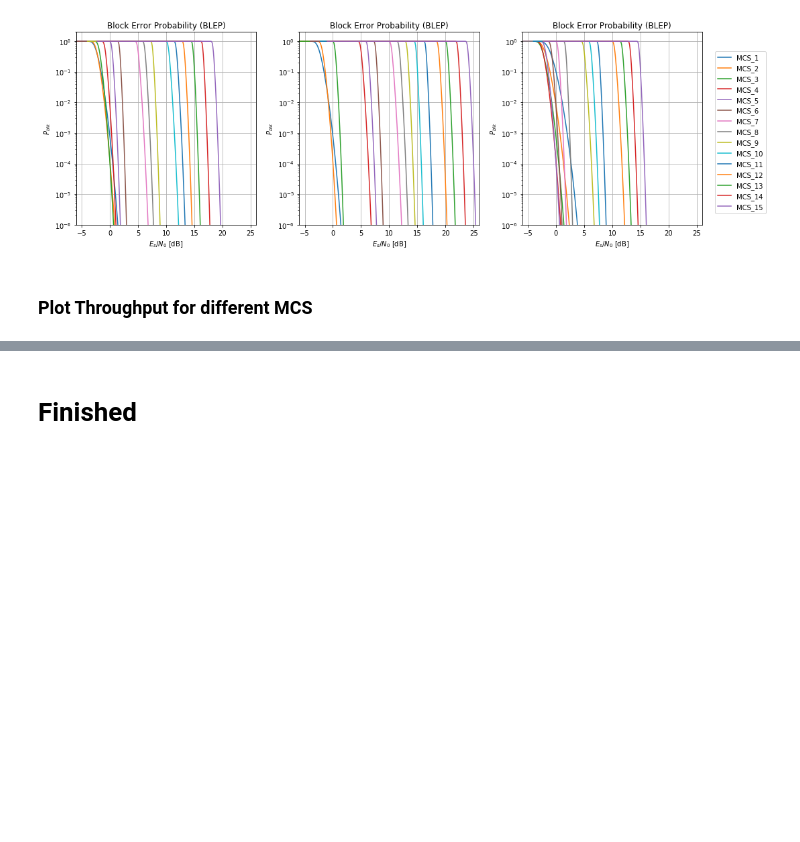
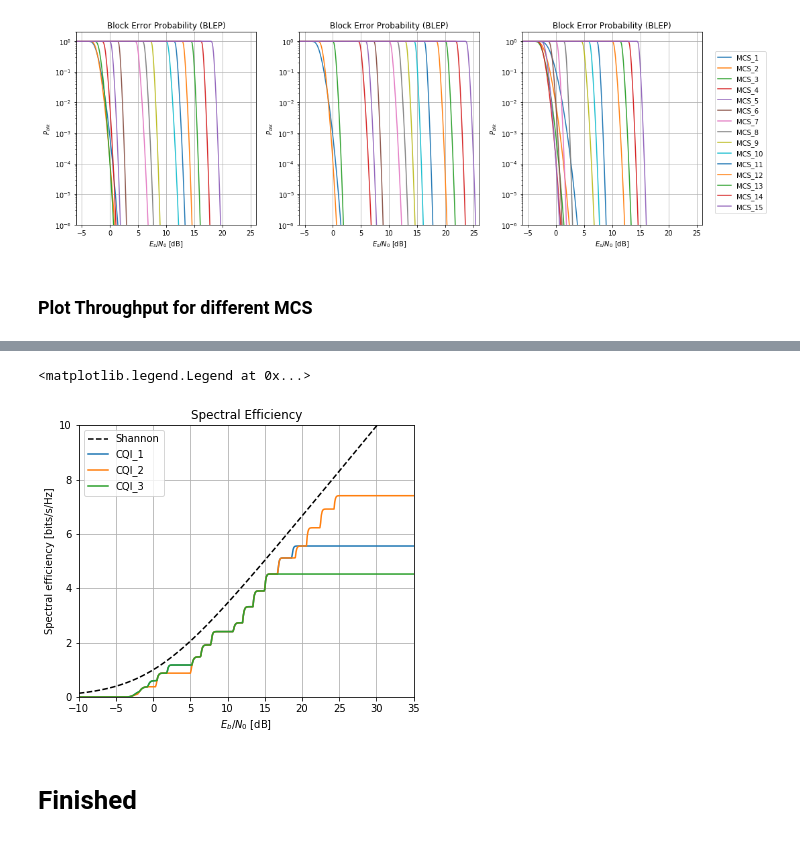
Before and after one commit to giraffe009/Machine_Learning_5G_NR, a Jupyter notebook: exp02_KPIs.ipynb, the cells around one changed output, grey strips where cells are left out. Saved outputs shown, nothing was run; the diff lists cells and outputs as text; code cells hidden in the pictures; blank space fills up the shorter version.

```diff
--- a/exp02_KPIs.ipynb
+++ b/exp02_KPIs.ipynb
@@ -650,2 +653,33 @@ plt.legend(loc='center left', bbox_to_anchor=(0.93, 0.5), frameon=True,
+# %%
+df_x, df_y = pd.DataFrame(), pd.DataFrame()
+for k1 in range(3):
+    str1 = 'CQI_' + str(k1+1)
+    df = df_throughput.loc[str1]
+    N = len(df)
+    x, y = np.zeros(N), np.zeros(N)
+    for k0 in range(N):
+        x[k0] = np.argmax(df.iloc[k0,:].values)
+        y[k0] = max(df.iloc[k0,:].values)
+    df_x[str1], df_y[str1] = x, y
+# %%
+str_t = 'Spectral Efficiency'
+str_y = 'Spectral efficiency [bits/s/Hz]'
+str_x = '$E_b/N_0$ [dB]'
+
+plt.figure(figsize=[6,5])
+plt.plot(SINR_dB, f_shannon_cap(SINR_dB),'k--', label='Shannon')
+for k1 in range(3):
+    str1 = 'CQI_' + str(k1+1)
+    plt.plot(SINR_dB, df_y[str1], label=str1)
+plt.xlabel(str_x)
+plt.ylabel(str_y)
+plt.title(str_t);
+plt.xlim([-10, 35])
+plt.ylim([0, 10])
+plt.grid()
+plt.legend()
+# %% [output]
+<matplotlib.legend.Legend at 0x...>
+[figure, added]
 # %% [markdown]
 # Finished
```
Also changed, not shown: parts of 8 cells of this notebook.
